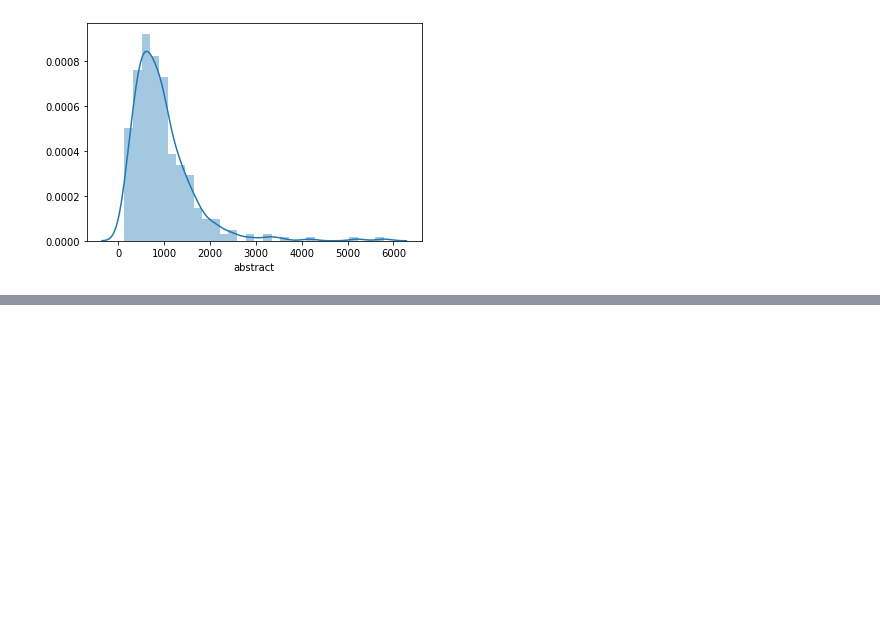
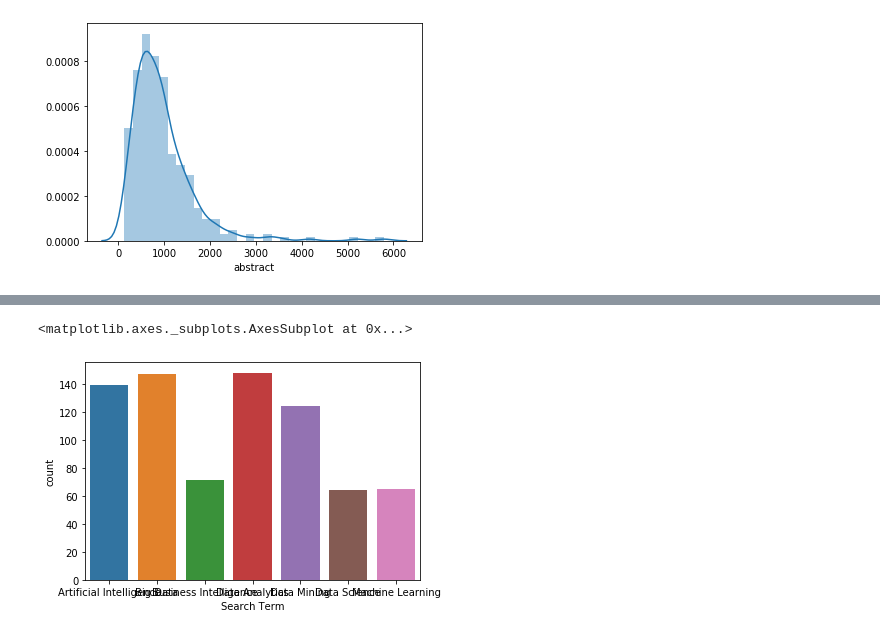
Before and after one commit to JDNantais/FederalRegister_API, a Jupyter notebook: DATA 601 - Federal Register API v2.ipynb, the cells around one changed output, grey strips where cells are left out. Drawn from its saved outputs; the diff is of its cells as text; code cells hidden in the pictures; blank space fills up the shorter version.

```diff
--- a/DATA 601 - Federal Register API v2.ipynb
+++ b/DATA 601 - Federal Register API v2.ipynb
@@ -165,0 +205,9 @@ master_df.describe()
+# %%
+master_df['publication_date'] =  pd.to_datetime(df['publication_date'])
+# %%
+master_df['effective_on'] =  pd.to_datetime(df['effective_on'])
+# %%
+sns.countplot(x='Search Term', data= master_df)
+# %% [output]
+<matplotlib.axes._subplots.AxesSubplot at 0x...>
+[figure, added]
```
Also changed, not shown: parts of 4 cells of this notebook.
